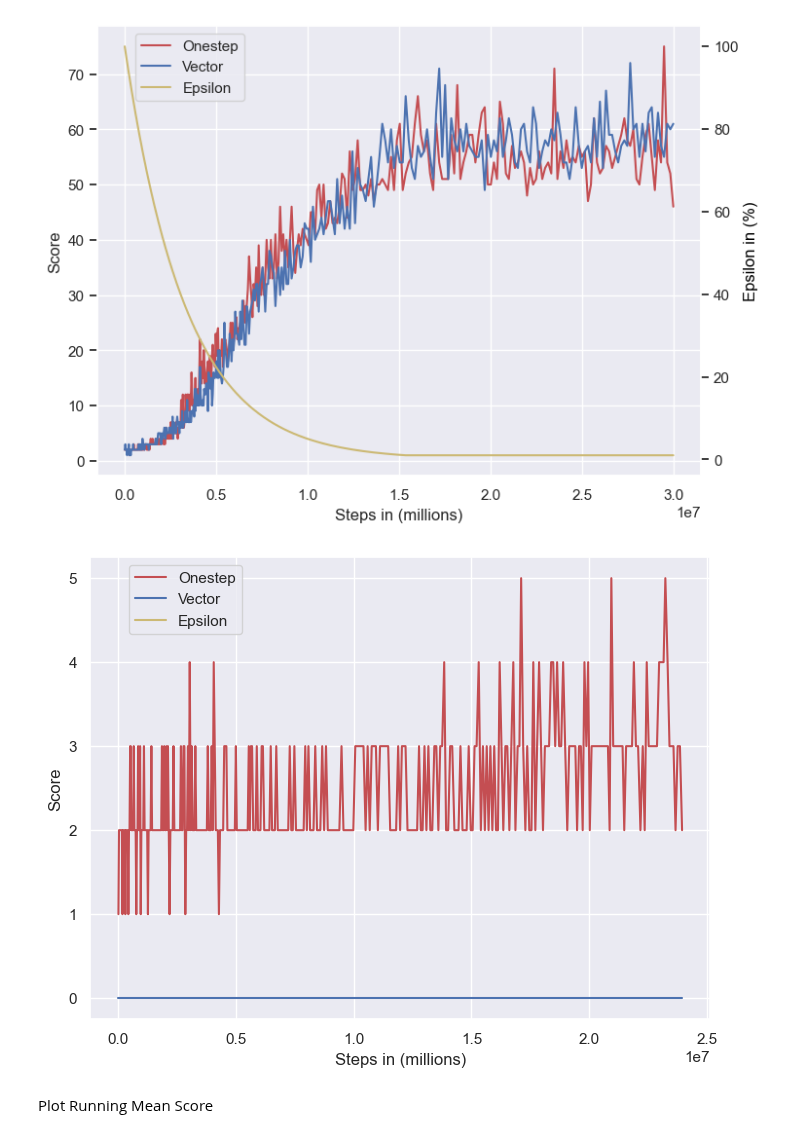
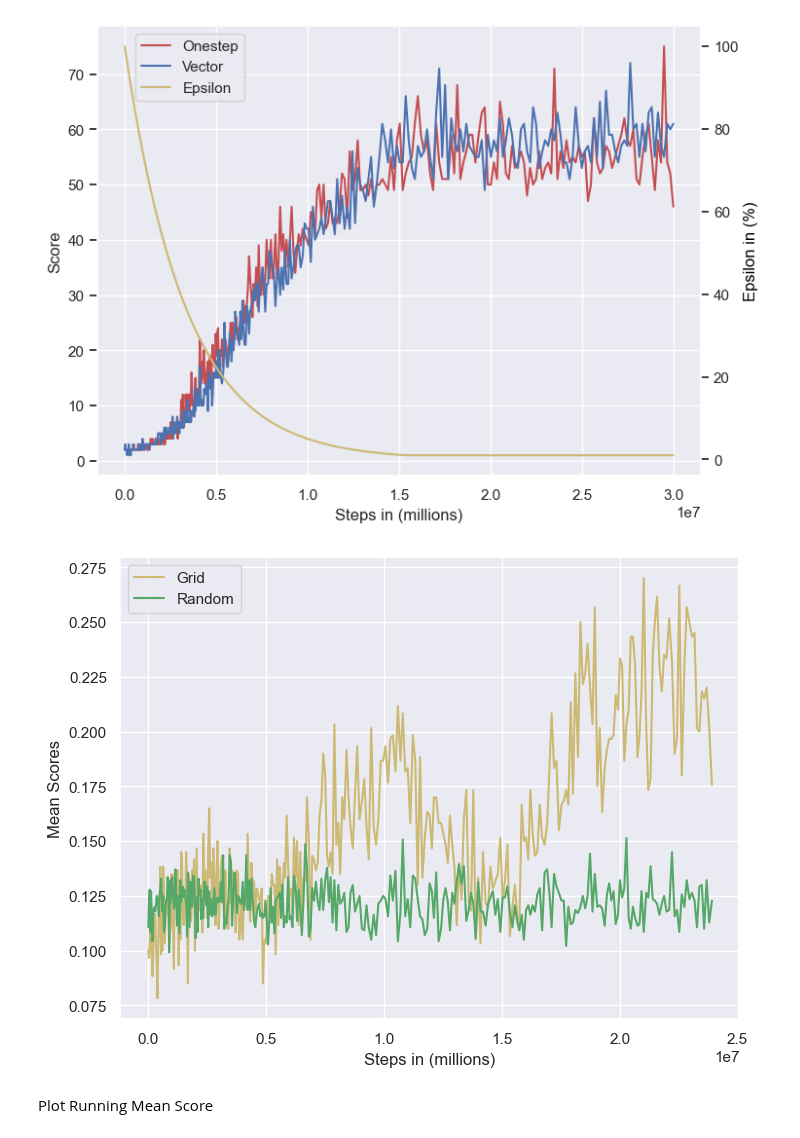
Before and after one commit to vietnhprivat/snake_ai, a Jupyter notebook: src/Classes/data_collection_training_data.ipynb, the cells around one changed output. Drawn from its saved outputs; the diff is of its cells as text; code cells hidden in the pictures.

Commit message:
Plots er klar

```diff
--- a/src/Classes/data_collection_training_data.ipynb
+++ b/src/Classes/data_collection_training_data.ipynb
@@ -161,17 +138,18 @@ score_vec = np.array(vector['scores'])
 convert_vec = len(score_vec)//len(onestep_max)
 
 # vector batch
-grid_max = get_batch(grid, mode='max', batch_size=500)
+grid_max = get_batch(grid, mode='mean', batch_size=600)
 vector_max = get_batch(vector, mode='max', batch_size=convert_vec)
 
 # rand convertion
-
+score_rand = np.array(rand['scores'])
+convert_rand = len(score_rand)//len(grid_max)
 # rand batch
-rand_max = get_batch(rand, mode='max', batch_size=6500, ep=False)
+rand_max = get_batch(rand, mode='mean', batch_size=1400, ep=False)
 
 
 # Display begge batches
 # display(onestep_max, vector_max, grid_max)
-
-rand_max
+print(len(grid_max))
+print(len(rand_max))
 # %% [output]
@@ -239,39 +206,37 @@ plt.show()
 # Definere plot tema med seaborn
 sns.set_theme(style="darkgrid")
 
 # Ændre størrelse på plot
 fig, ax1 = plt.subplots(figsize=(8, 6))
 
 # Værdier og akser til plots
 x = grid_max['steps']
 y1 = grid_max['score']
 y2 = rand_max['score'][:len(y1)]
 
 # Skabelse af grafer og akser med seaborn
-sns.lineplot(x=x, y=y1, color='r', label='Onestep', ax=ax1)
-sns.lineplot(x=x, y=y2, color='b', label='Vector', ax=ax1)
+sns.lineplot(x=x, y=y1, color='y', label='Grid', ax=ax1)
+sns.lineplot(x=x, y=y2, color='g', label='Random', ax=ax1)
 
 # x og y akser labels
 ax1.set_xlabel('Steps in (millions)')
-ax1.set_ylabel('Score')
+ax1.set_ylabel('Mean Scores')
 
 
 # Indsæt grid
 ax1.set_axisbelow(True)
 ax1.grid(True)
 
 # Indsættelse af legends
 handles, labels = ax1.get_legend_handles_labels()
-handle2, label2 = ax2.get_lines()[0], 'Epsilon'
 handles.append(handle2)
 labels.append(label2)
 
 # Indsættelse af legends for epsilon
-ax1.legend(handles, labels, loc='upper left', bbox_to_anchor=(0.05, 1))
 
 plt.show()
 # %% [output]
-[figure, old version]
+[figure, new version]
 # %% [markdown]
 Plot Running Mean Score
 # %%
```
Also changed, not shown: parts of 2 cells of this notebook, 1 other file.
